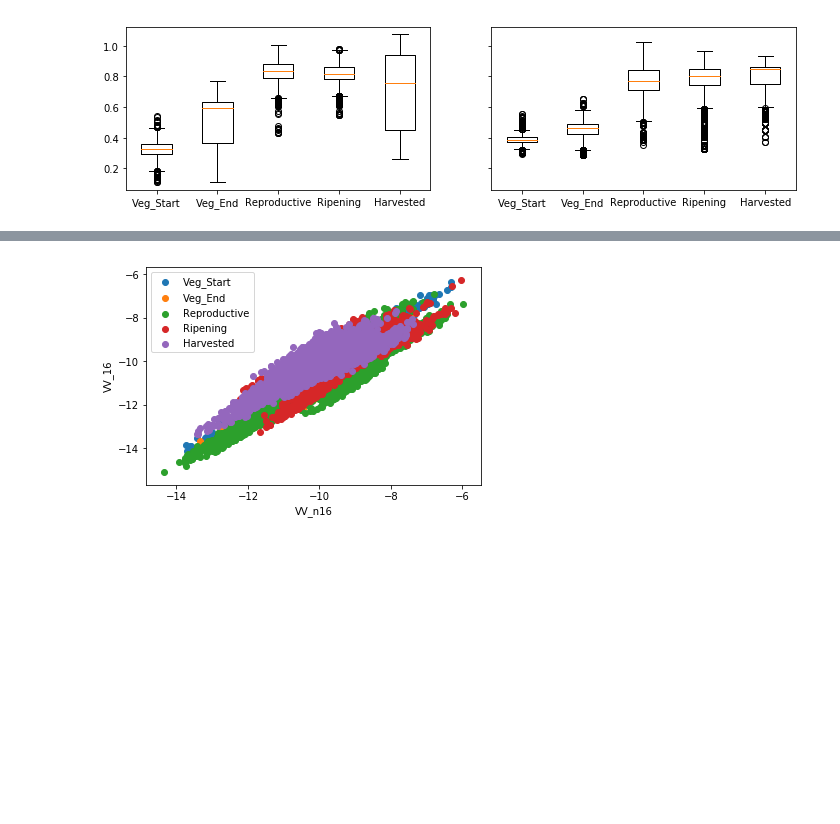
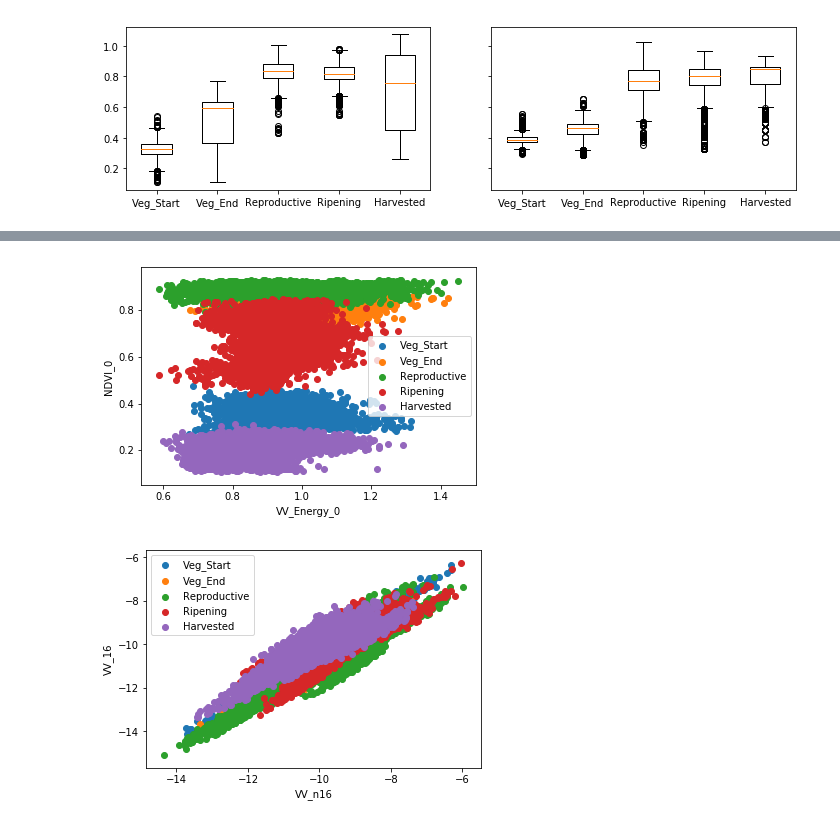
Before and after one commit to alexsalr/ciat_monitor_crops, a Jupyter notebook: examples/4_Inspect_Variables.ipynb, the cells around one changed output, grey strips where cells are left out. Drawn from its saved outputs; the diff is of its cells as text; code cells hidden in the pictures; blank space fills up the shorter version.

```diff
--- a/examples/4_Inspect_Variables.ipynb
+++ b/examples/4_Inspect_Variables.ipynb
@@ -210,3 +200,7 @@ show_boxplot(date2, 'VV_0', ax[1])
+# %%
+variable_pairs(date2, 'VV_Energy_0', 'NDVI_0')
+# %% [output]
+[figure, added]
 # %%
 variable_pairs(date2, 'VV_n16', 'VV_16')
 # %% [output]
```
Also changed, not shown: parts of 2 cells of this notebook, 3 other files.
